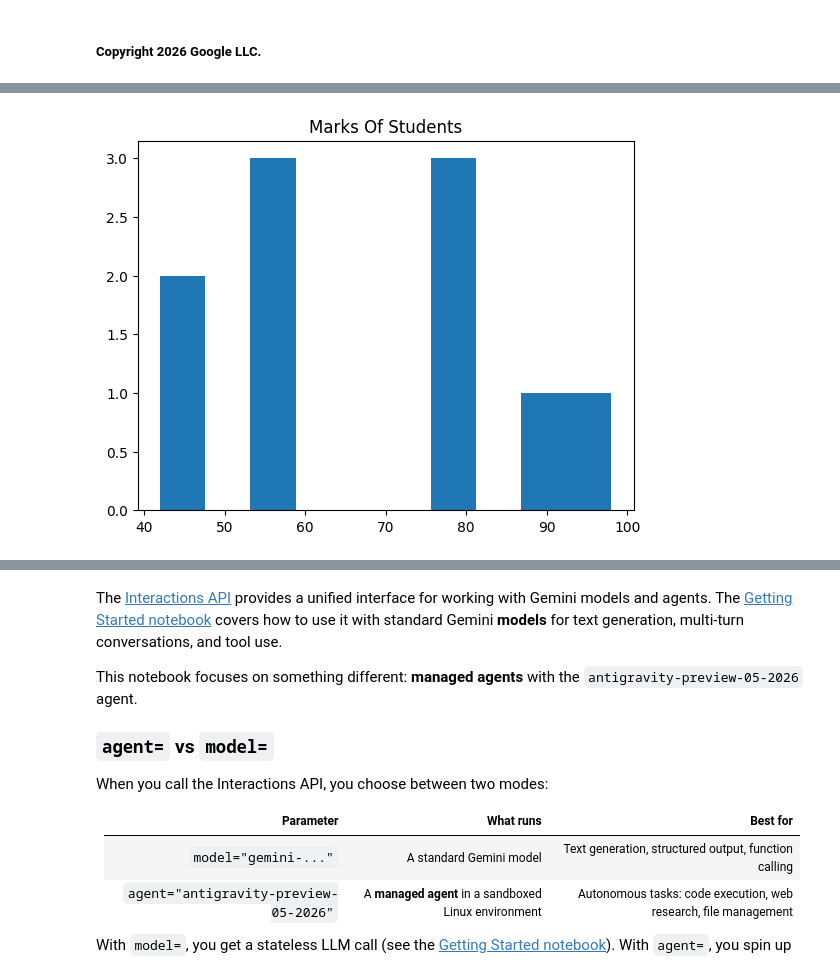
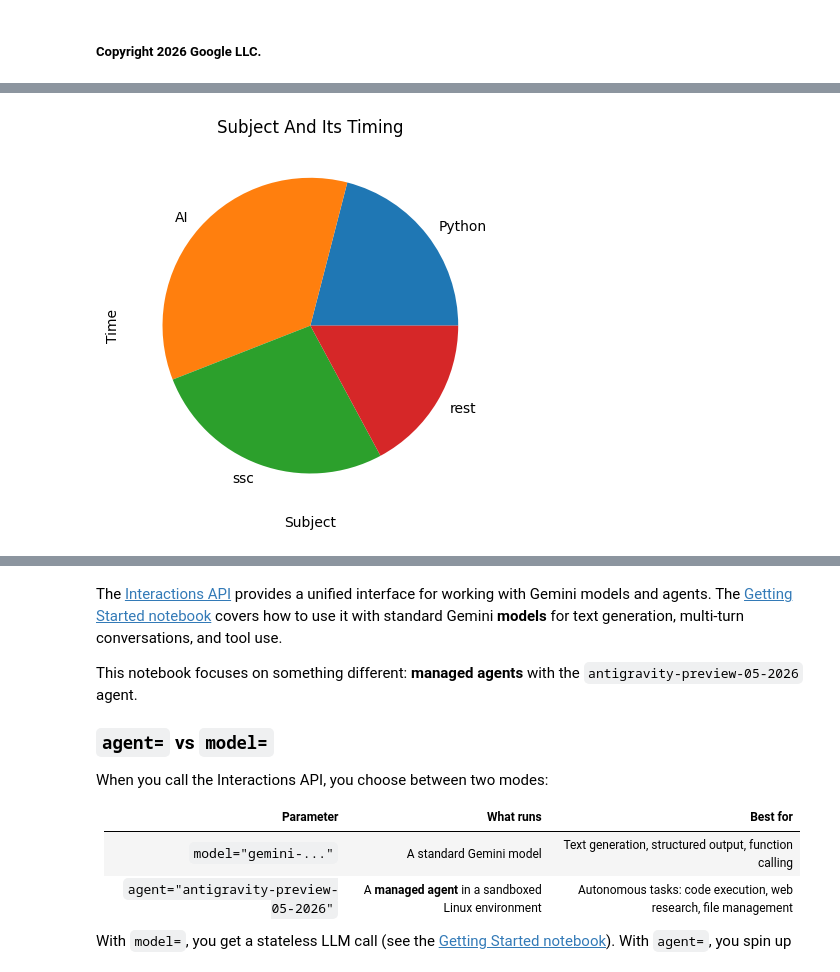
Before and after one commit to archoudhary698-stack/DocuMind-AI, a Jupyter notebook: quickstarts/Get_started_managed_agents.ipynb, the cells around one changed output, grey strips where cells are left out. Cells and saved outputs as stored; diff of their text form; code cells hidden in the pictures.

```diff
--- a/quickstarts/Get_started_managed_agents.ipynb
+++ b/quickstarts/Get_started_managed_agents.ipynb
@@ -45,8 +47,11 @@ plt.show()
-# %%
-import matplotlib.pyplot as plt
-Marks =[42,54,44,76,78,54,76,54,98,87]
-plt.hist(Marks)
-plt.title("Marks Of Students")
-plt.show()
-# %% [output]
-[figure, removed]
+# %%
+import matplotlib.pyplot as plt
+subject = ["Python","AI","ssc","rest"]
+timepermin = [60,100,77,49]
+plt.pie(timepermin,labels=subject)
+plt.title("Subject And Its Timing")
+plt.xlabel("Subject")
+plt.ylabel("Time")
+plt.show()
+# %% [output]
+[figure, added]
```
Also changed, not shown: parts of 6 cells of this notebook.
